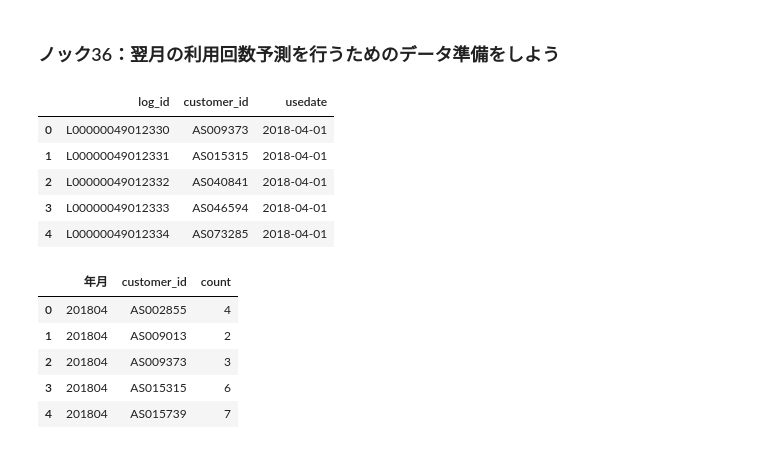
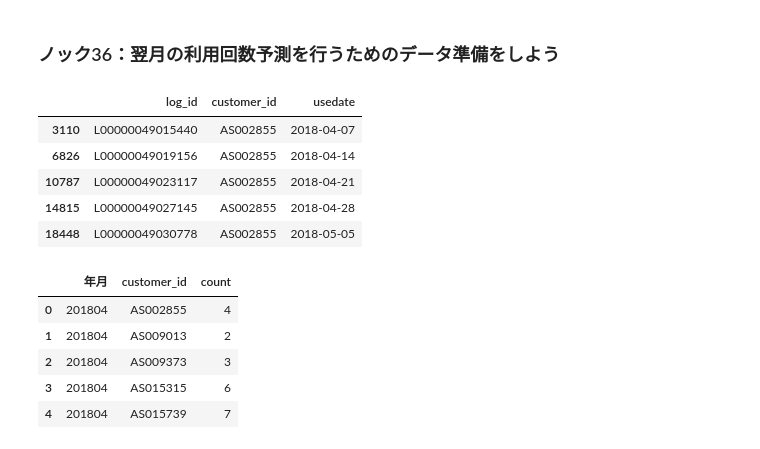
Before and after one commit to kakikawa/python_practice_1, a Jupyter notebook: 4章/4章_顧客の行動を予測する.ipynb, the cells around one changed output. Cells and saved outputs as stored; diff of their text form; code cells hidden in the pictures.

```diff
--- a/4章/4章_顧客の行動を予測する.ipynb
+++ b/4章/4章_顧客の行動を予測する.ipynb
@@ -296,15 +288,16 @@ customer_clustering.groupby(['cluster', 'routine_flg'], as_index=False).count()[
 # %%
 # 利用回数データを用いて、教師あり学習の回帰を行う。
 # 過去のデータから、翌月のデータを予測するためのデータを準備する
-# %%
-uselog.head()
-# %% [output]
-|  | log_id | customer_id | usedate |
-| 0 | L00000049012330 | AS009373 | 2018-04-01 |
-| 1 | L00000049012331 | AS015315 | 2018-04-01 |
-| 2 | L00000049012332 | AS040841 | 2018-04-01 |
-| 3 | L00000049012333 | AS046594 | 2018-04-01 |
-| 4 | L00000049012334 | AS073285 | 2018-04-01 |
+# %%
+# customer_idカラムの中から検索してみる
+uselog[uselog['customer_id'] == 'AS002855'].head()
+# %% [output]
+|  | log_id | customer_id | usedate |
+| 3110 | L00000049015440 | AS002855 | 2018-04-07 |
+| 6826 | L00000049019156 | AS002855 | 2018-04-14 |
+| 10787 | L00000049023117 | AS002855 | 2018-04-21 |
+| 14815 | L00000049027145 | AS002855 | 2018-04-28 |
+| 18448 | L00000049030778 | AS002855 | 2018-05-05 |
 # %%
 # 年月、ユーザーごとに集計する
 uselog['usedate'] = pd.to_datetime(uselog['usedate'])
```
Also changed, not shown: parts of 17 cells of this notebook, 1 other file.
